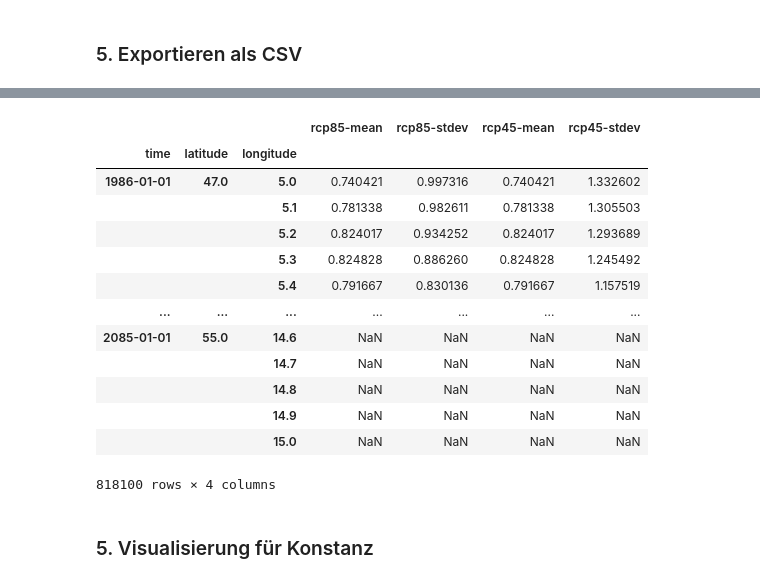
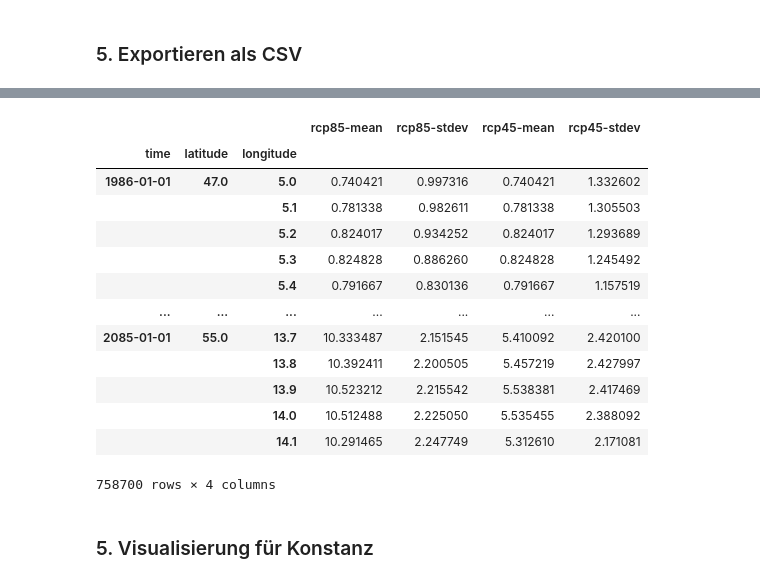
Before and after one commit to sgc-kn/cds-examples, a Jupyter notebook: sis-heat-and-cold-spells.ipynb, the cells around one changed output, grey strips where cells are left out. Saved outputs shown, nothing was run; the diff lists cells and outputs as text; code cells hidden in the pictures.

Commit message:
heatwaves: filter NaNs

```diff
--- a/sis-heat-and-cold-spells.ipynb
+++ b/sis-heat-and-cold-spells.ipynb
@@ -266,10 +280,6 @@ import pandas as pd
 from netCDF4 import Dataset, num2date
 from tqdm import tqdm
 
-
-# Definiere Ausschnitt; hier Deutschland
-lat_min, lat_max = 47, 55
-lon_min, lon_max = 5, 15
 
 # Funktion zum Umwandeln von netCDF in CSV
 def netcdf_to_dataframe(nc_file):
@@ -304,54 +314,55 @@ def netcdf_to_dataframe(nc_file):
         for t in range(filtered_temperature.shape[0]):
             for i in range(filtered_temperature.shape[1]):
                 for j in range(filtered_temperature.shape[2]):
-                    rows.append({
-                        'time': time[t],
-                        'latitude': filtered_lat[i],
-                        'longitude': filtered_lon[j],
-                        variable: filtered_temperature[t, i, j]
-                    })
+                    if not filtered_temperature.mask[t, i, j]:
+                        rows.append({
+                            'time': time[t],
+                            'latitude': filtered_lat[i],
+                            'longitude': filtered_lon[j],
+                            variable: filtered_temperature[t, i, j]
+                        })
 
         # Erstelle ein DataFrame aus den Einträgen
         df = pd.DataFrame(rows)
         df['time'] = pd.to_datetime(df['time'].map(str))
         df['latitude'] = pd.to_numeric(df['latitude'])
         df['longitude'] = pd.to_numeric(df['longitude'])
-        df[variable] = np.float64(df[variable])
+        df[variable] = pd.to_numeric(df[variable])
         return df.set_index(['time', 'latitude', 'longitude'])
     else:
         raise ValueError(f'Variables not found in {nc_file['path']}')
 
     # Schließe das Dataset
     dataset.close()
 
 # Erstelle das Ausgabe-Verzeichnis, falls es nicht existiert
 os.makedirs("data/hacs-csv", exist_ok=True)
 
 # Durchlaufe Szenarien/Statistiken
 dataframes = [ netcdf_to_dataframe(nc_file) for nc_file in tqdm(nc_files) ]
 
 # Kombiniere alle Daten in eine Tabelle
 df = pd.concat(dataframes, axis=1)
 
 # Schreibe CSV
-df.to_csv('sis-heat-and-cold-spells.csv', sep=',', encoding='utf8')
+df.to_csv('sis-heat-and-cold-spells.csv.zip', sep=',', encoding='utf8', compression='zip')
 
 df
 # %% [output]
 |  |  |  | rcp85-mean | rcp85-stdev | rcp45-mean | rcp45-stdev |
 | time | latitude | longitude |  |  |  |  |
 | 1986-01-01 | 47.0 | 5.0 | 0.740421 | 0.997316 | 0.740421 | 1.332602 |
 |  |  | 5.1 | 0.781338 | 0.982611 | 0.781338 | 1.305503 |
 |  |  | 5.2 | 0.824017 | 0.934252 | 0.824017 | 1.293689 |
 |  |  | 5.3 | 0.824828 | 0.886260 | 0.824828 | 1.245492 |
 |  |  | 5.4 | 0.791667 | 0.830136 | 0.791667 | 1.157519 |
 | ... | ... | ... | ... | ... | ... | ... |
-| 2085-01-01 | 55.0 | 14.6 | NaN | NaN | NaN | NaN |
-|  |  | 14.7 | NaN | NaN | NaN | NaN |
-|  |  | 14.8 | NaN | NaN | NaN | NaN |
-|  |  | 14.9 | NaN | NaN | NaN | NaN |
-|  |  | 15.0 | NaN | NaN | NaN | NaN |
+| 2085-01-01 | 55.0 | 13.7 | 10.333487 | 2.151545 | 5.410092 | 2.420100 |
+|  |  | 13.8 | 10.392411 | 2.200505 | 5.457219 | 2.427997 |
+|  |  | 13.9 | 10.523212 | 2.215542 | 5.538381 | 2.417469 |
+|  |  | 14.0 | 10.512488 | 2.225050 | 5.535455 | 2.388092 |
+|  |  | 14.1 | 10.291465 | 2.247749 | 5.312610 | 2.171081 |
-818100 rows × 4 columns
+758700 rows × 4 columns
 # %% [markdown]
 ### 5. Visualisierung für Konstanz
 # %%
```
Also changed, not shown: parts of 10 cells of this notebook, 1 other file.
